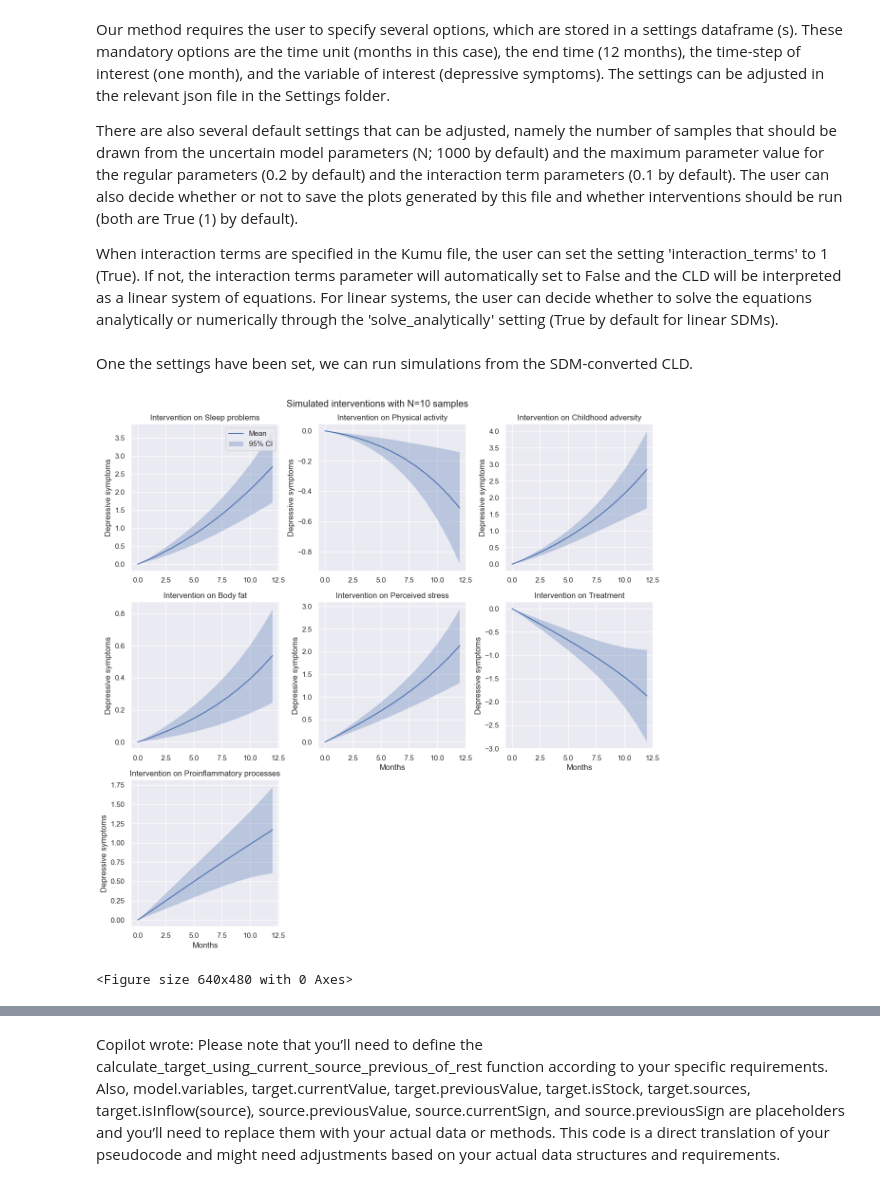
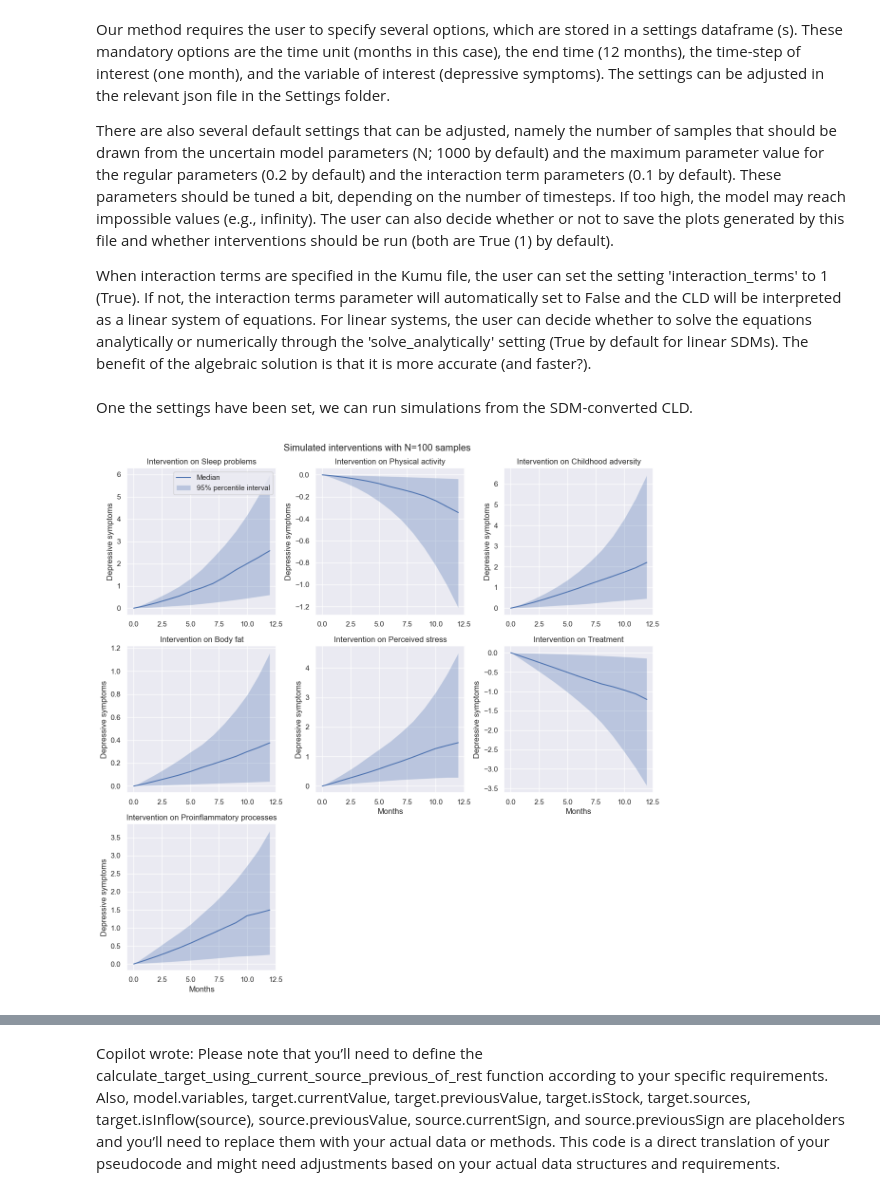
Before and after one commit to jerul/systemdynamics, a Jupyter notebook: Examples/Sleep.ipynb, the cells around one changed output, grey strips where cells are left out. Drawn from its saved outputs; the diff is of its cells as text; code cells hidden in the pictures.

```diff
--- a/Examples/Sleep.ipynb
+++ b/Examples/Sleep.ipynb
@@ -15,9 +20,9 @@ setting_name = 'Sleep'
 # %% [markdown]
 Our method requires the user to specify several options, which are stored in a settings dataframe (s). These mandatory options are the time unit (months in this case), the end time (12 months), the time-step of interest (one month), and the variable of interest (depressive symptoms). The settings can be adjusted in the relevant json file in the Settings folder.
 
-There are also several default settings that can be adjusted, namely the number of samples that should be drawn from the uncertain model parameters (N; 1000 by default) and the maximum parameter value for the regular parameters (0.2 by default) and the interaction term parameters (0.1 by default). The user can also decide whether or not to save the plots generated by this file and whether interventions should be run (both are True (1) by default).
+There are also several default settings that can be adjusted, namely the number of samples that should be drawn from the uncertain model parameters (N; 1000 by default) and the maximum parameter value for the regular parameters (0.2 by default) and the interaction term parameters (0.1 by default). These parameters should be tuned a bit, depending on the number of timesteps. If too high, the model may reach impossible values (e.g., infinity). The user can also decide whether or not to save the plots generated by this file and whether interventions should be run (both are True (1) by default).
 
-When interaction terms are specified in the Kumu file, the user can set the setting 'interaction_terms' to 1 (True). If not, the interaction terms parameter will automatically set to False and the CLD will be interpreted as a linear system of equations. For linear systems, the user can decide whether to solve the equations analytically or numerically through the 'solve_analytically' setting (True by default for linear SDMs).
+When interaction terms are specified in the Kumu file, the user can set the setting 'interaction_terms' to 1 (True). If not, the interaction terms parameter will automatically set to False and the CLD will be interpreted as a linear system of equations. For linear systems, the user can decide whether to solve the equations analytically or numerically through the 'solve_analytically' setting (True by default for linear SDMs). The benefit of the algebraic solution is that it is more accurate (and faster?).
 # %%
 ## Print the settings
 # s
@@ -55,24 +60,26 @@ for num in tqdm(range(s.N)):  # Iterate over the number of samples
 
     df_sol_per_sample += [df_sol]
 # %%
+s.interval_type = "percentile" # "confidence", "percentile", "spaghetti"
+s.confidence_bounds = .95
+
 if s.simulate_interventions:
-    plot_simulated_interventions(df_sol_per_sample, "Simulated interventions with N="+ str(s.N) + " samples", s, .95)
+    plot_simulated_interventions(df_sol_per_sample, "Simulated interventions with N="+ str(s.N) + " samples", s)
 else:
-    plot_simulated_data(df_sol_per_sample, "Simulation data with N="+ str(s.N) + " samples", s, .95)
+    plot_simulated_data(df_sol_per_sample, "Simulation data with N="+ str(s.N) + " samples", s)
 
 if s.save_results:
     if s.simulate_interventions:
         title = '/simulated_interventions_plots_per_individual_N' + str(s.N) + '.jpg'
     else:
         title = '/simulated_data_plots_per_individual_N' + str(s.N) + '.jpg'
 
     plt.savefig("Results/" + curr_time + '_' + setting_name +
             title,
             format='jpg', dpi=300
            )
 # %% [output]
-[figure, old version]
+[figure, new version]
-<Figure size 640x480 with 0 Axes>
 # %%
 intervention_effects = sdm.get_intervention_effects(df_sol_per_sample)
 plot_simulated_intervention_ranking(intervention_effects, s)
```
Also changed, not shown: parts of 16 cells of this notebook, 24 other files.
